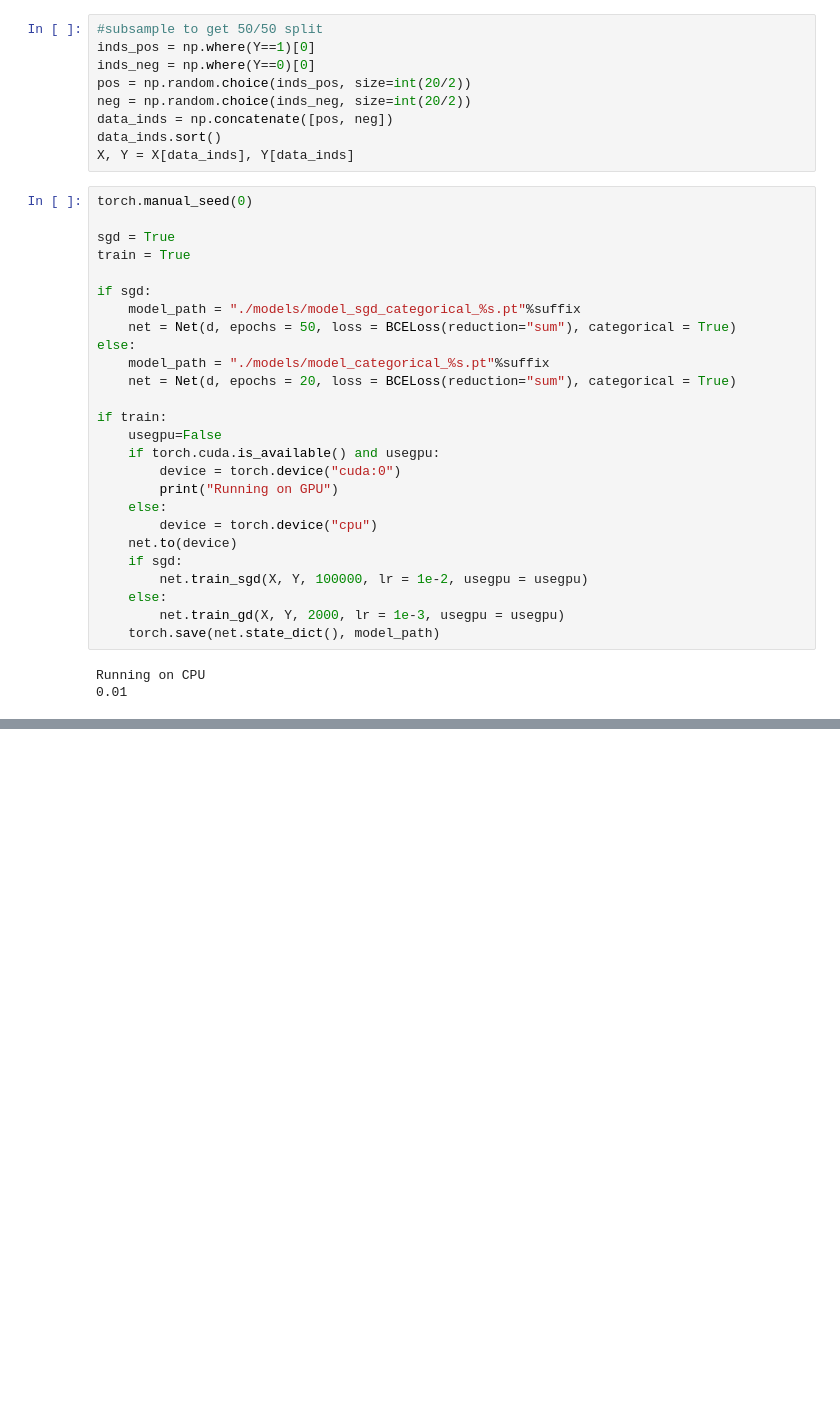
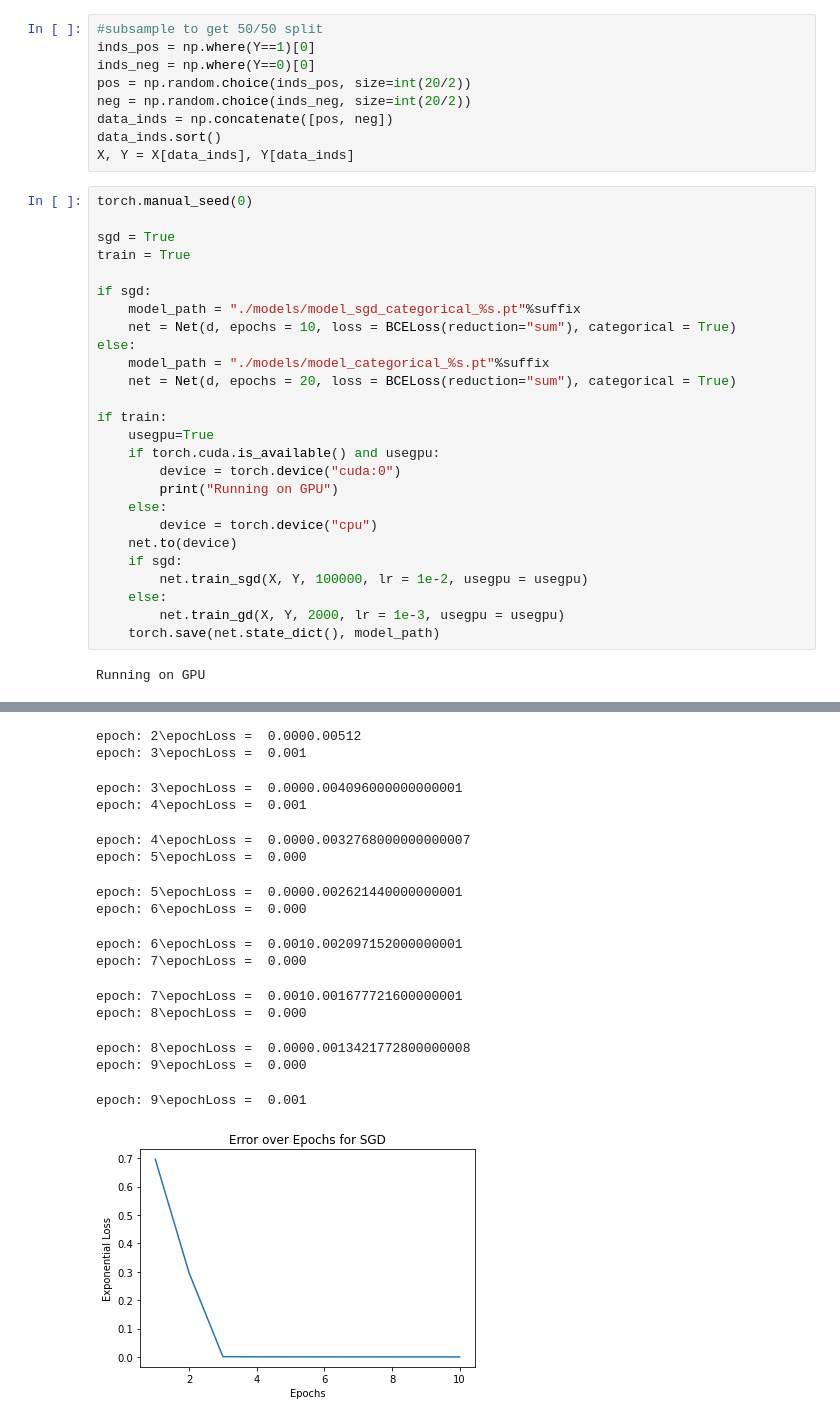
Before and after one commit to cwang506/sgd_loss, a Jupyter notebook: python/sgd_categorical.ipynb, the cells around one changed output, grey strips where cells are left out. Saved outputs shown, nothing was run; the diff lists cells and outputs as text; blank space fills up the shorter version.

```diff
--- a/python/sgd_categorical.ipynb
+++ b/python/sgd_categorical.ipynb
@@ -86,13 +86,13 @@ train = True
 
 if sgd:
     model_path = "./models/model_sgd_categorical_%s.pt"%suffix
-    net = Net(d, epochs = 50, loss = BCELoss(reduction="sum"), categorical = True)
+    net = Net(d, epochs = 10, loss = BCELoss(reduction="sum"), categorical = True)
 else:
     model_path = "./models/model_categorical_%s.pt"%suffix
     net = Net(d, epochs = 20, loss = BCELoss(reduction="sum"), categorical = True)
 
 if train:
-    usegpu=False
+    usegpu=True
     if torch.cuda.is_available() and usegpu:
         device = torch.device("cuda:0")
         print("Running on GPU")
@@ -105,5 +105,4 @@ if train:
         net.train_gd(X, Y, 2000, lr = 1e-3, usegpu = usegpu)
     torch.save(net.state_dict(), model_path)
 # %% [output]
-Running on CPU
-0.01
+Running on GPU
@@ -111,0 +116,16 @@ KeyboardInterrupt:
+epoch: 2\epochLoss =  0.0000.00512
+epoch: 3\epochLoss =  0.001
+epoch: 3\epochLoss =  0.0000.004096000000000001
+epoch: 4\epochLoss =  0.001
+epoch: 4\epochLoss =  0.0000.0032768000000000007
+epoch: 5\epochLoss =  0.000
+epoch: 5\epochLoss =  0.0000.002621440000000001
+epoch: 6\epochLoss =  0.000
+epoch: 6\epochLoss =  0.0010.002097152000000001
+epoch: 7\epochLoss =  0.000
+epoch: 7\epochLoss =  0.0010.001677721600000001
+epoch: 8\epochLoss =  0.000
+epoch: 8\epochLoss =  0.0000.0013421772800000008
+epoch: 9\epochLoss =  0.000
+epoch: 9\epochLoss =  0.001
+[figure, added]
```
Also changed, not shown: parts of 2 cells of this notebook, 9 other files.
